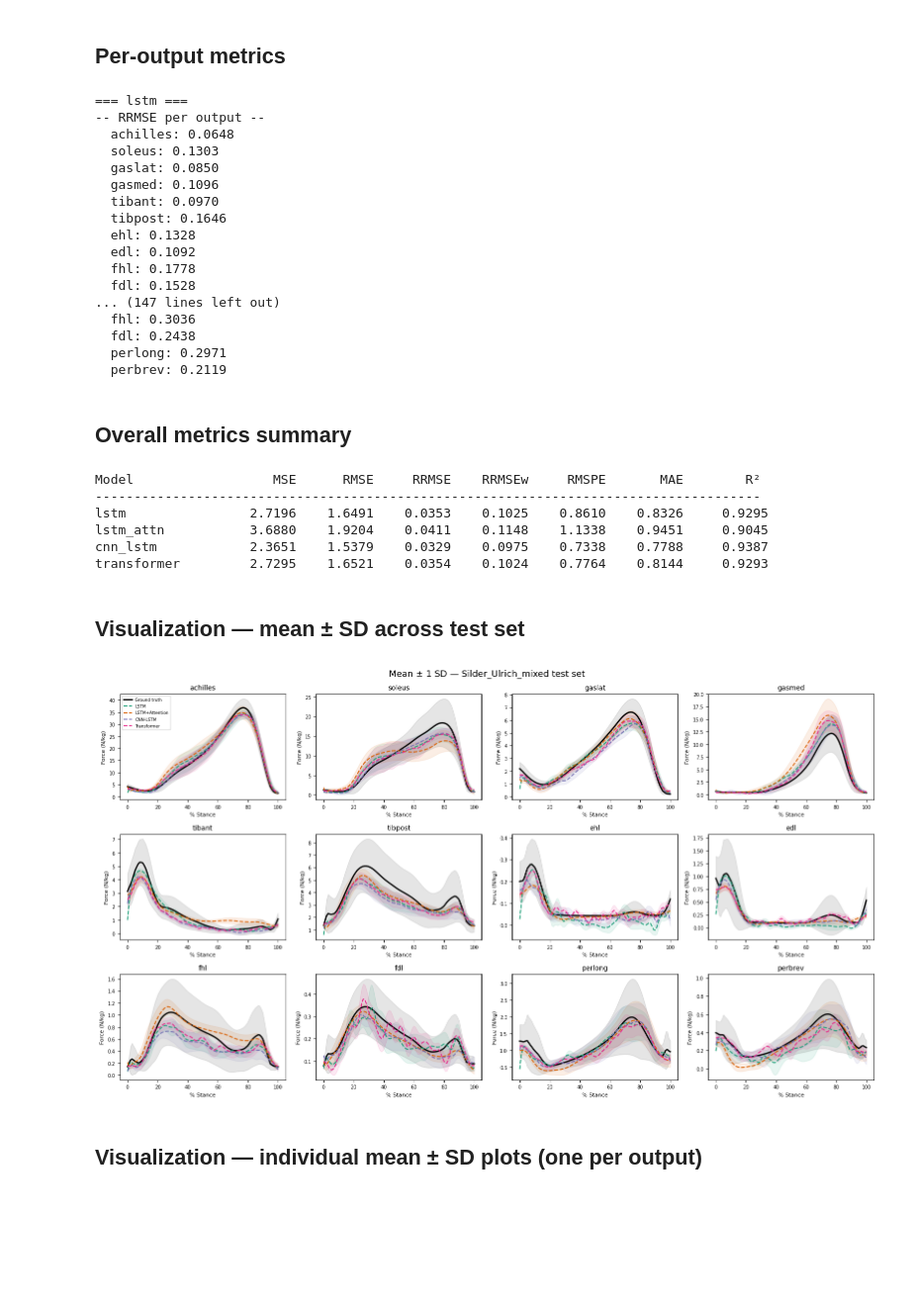
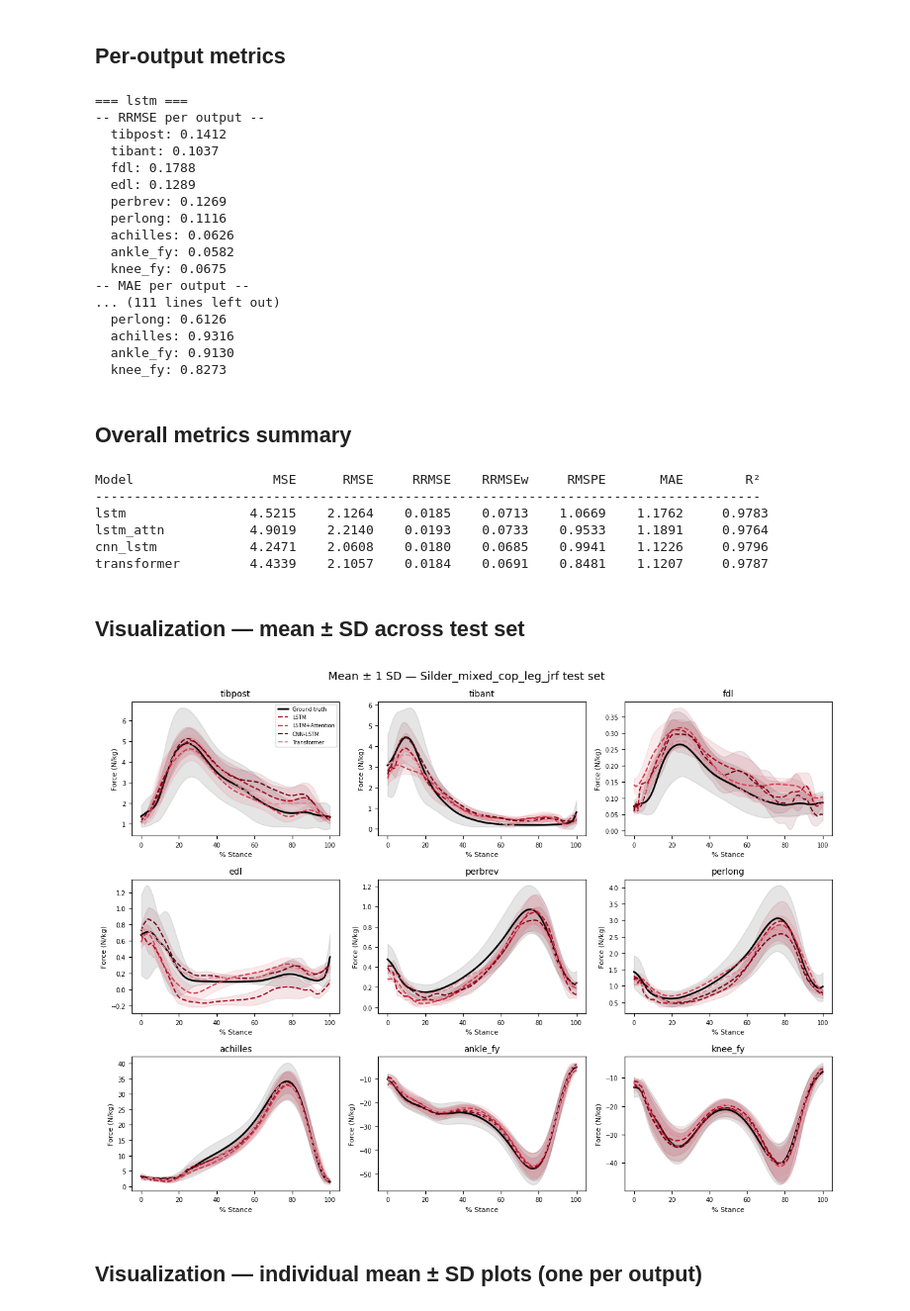
Before and after one commit to anth0nyhle/GRFMuscleModel, a Jupyter notebook: OA_Scripts/Compare_Models.ipynb, the cells around one changed output. Shown at 99% size. Drawn from its saved outputs; the diff is of its cells as text; code cells hidden in the pictures; blank space fills up the shorter version.

Commit message:
forgot to save notebooks after model tuning

```diff
--- a/OA_Scripts/Compare_Models.ipynb
+++ b/OA_Scripts/Compare_Models.ipynb
@@ -11,11 +11,12 @@ INPUT_KEYS  = ['grf_x', 'grf_y', 'grf_z', 'cop_x', 'cop_y', 'cop_z']
 #     'vasint', 'vaslat', 'vasmed',
 # ]
 
-OUTPUT_KEYS = ['tibpost', 'tibant', 'edl', 'ehl', 'fdl', 'fhl',
-                'gaslat', 'gasmed', 'soleus', 'perbrev', 'perlong',
-                'achilles', 'subtalar_calc_fx', 'subtalar_calc_fy',
-                'subtalar_calc_fz', 'ankle_talus_fx', 'ankle_talus_fy',
-                'ankle_talus_fz', 'knee_tibia_fx', 'knee_tibia_fy', 'knee_tibia_fz'
+OUTPUT_KEYS = ['achilles', 'addbrev', 'addlong', 'addmagDist', 'addmagIsch', 'addmagMid',
+    'addmagProx', 'bflh', 'bfsh', 'edl', 'ehl', 'fdl', 'fhl', 'gaslat',
+    'gasmed', 'glmax1', 'glmax2', 'glmax3', 'glmed1', 'glmed2', 'glmed3',
+    'glmin1', 'glmin2', 'glmin3', 'grac', 'iliacus', 'perbrev', 'perlong',
+    'psoas', 'recfem', 'semimem', 'semiten', 'soleus', 'tibant', 'tibpost',
+    'vasint', 'vaslat', 'vasmed', 'knee_fx', 'knee_fy', 'knee_fz', 'ankle_fx', 'ankle_fy', 'ankle_fz'
 ]
 
 # Optional: human-readable display names for plots/tables (must match ORDER of OUTPUT_KEYS)
@@ -36,9 +37,9 @@ Outputs (21): ['tibpost', 'tibant', 'edl', 'ehl', 'fdl', 'fhl', 'gaslat', 'gasme
 # %% [markdown]
 ## Config — set paths and models to compare here
 # %%
-data_dir      = 'C:\\Users\\bakel\\Desktop\\GRFMuscleModel\\data\\'
+data_dir      = 'C:\\Users\\bakel\\Desktop\\GRFMuscleModel\\Old_Young_Walking_Data\\'
 model_dir     = '..\\models\\'
-output_prefix = 'Ulrich_jrf_ankle_cop'   # must match what Split_*_Dataset used
+output_prefix = 'Silder_mixed_cop_leg_jrf'   # must match what Split_*_Dataset used
 optuna_db     = f'sqlite:///{model_dir}optuna.db'
 
 # Models to compare — each entry must have a matching <output_prefix>_<name>.pth
@@ -56,7 +57,8 @@ SAMPLE_IDX = 0
 
 # Subset of outputs to evaluate / plot.
 # Set to a list of names drawn from OUTPUT_KEYS, or None to use all outputs.
-SUBSET_KEYS = ['knee_tibia_fx', 'knee_tibia_fy', 'knee_tibia_fz']
+SUBSET_KEYS = ['tibpost', 'tibant', 'fdl', 'edl',
+                'perbrev', 'perlong', 'achilles', 'ankle_fy', 'knee_fy' ]
 # Example: SUBSET_KEYS = ['achilles', 'soleus', 'gaslat', 'gasmed', 'tibant', 'tibpost']
 # %% [markdown]
 ## Imports
@@ -359,21 +361,21 @@ for model_name, pred in preds_eval.items():
 # %% [output]
 === lstm ===
 -- RRMSE per output --
-  achilles: 0.0648
-  soleus: 0.1303
-  gaslat: 0.0850
-  gasmed: 0.1096
-  tibant: 0.0970
-  tibpost: 0.1646
-  ehl: 0.1328
-  edl: 0.1092
-  fhl: 0.1778
-  fdl: 0.1528
-... (147 lines left out)
-  fhl: 0.3036
-  fdl: 0.2438
-  perlong: 0.2971
-  perbrev: 0.2119
+  tibpost: 0.1412
+  tibant: 0.1037
+  fdl: 0.1788
+  edl: 0.1289
+  perbrev: 0.1269
+  perlong: 0.1116
+  achilles: 0.0626
+  ankle_fy: 0.0582
+  knee_fy: 0.0675
+-- MAE per output --
+... (111 lines left out)
+  perlong: 0.6126
+  achilles: 0.9316
+  ankle_fy: 0.9130
+  knee_fy: 0.8273
 # %% [markdown]
 ## Overall metrics summary
 # %%
@@ -403,13 +405,24 @@ for model_name, pred in preds_eval.items():
 # %% [output]
 Model                  MSE      RMSE     RRMSE    RRMSEw     RMSPE       MAE        R²
 --------------------------------------------------------------------------------------
-lstm                2.7196    1.6491    0.0353    0.1025    0.8610    0.8326     0.9295
-lstm_attn           3.6880    1.9204    0.0411    0.1148    1.1338    0.9451     0.9045
-cnn_lstm            2.3651    1.5379    0.0329    0.0975    0.7338    0.7788     0.9387
-transformer         2.7295    1.6521    0.0354    0.1024    0.7764    0.8144     0.9293
+lstm                4.5215    2.1264    0.0185    0.0713    1.0669    1.1762     0.9783
+lstm_attn           4.9019    2.2140    0.0193    0.0733    0.9533    1.1891     0.9764
+cnn_lstm            4.2471    2.0608    0.0180    0.0685    0.9941    1.1226     0.9796
+transformer         4.4339    2.1057    0.0184    0.0691    0.8481    1.1207     0.9787
 # %% [markdown]
 ## Visualization — mean ± SD across test set
 # %%
+MODEL_COLORS = ['#A90218', '#D4364A', '#6B0110', '#E8899A']
+# dark crimson → mid red → maroon → dusty pink
+
+MODEL_COLORS = ['#A90218', '#027A5E', '#D4364A', '#02A97E']
+# crimson, dark teal, mid red, mid teal
+
+MODEL_COLORS = ['#A90218', '#A97802', '#1852A9', '#6B0110']
+# crimson, amber, steel blue, maroon
+
+
+
 perc_stance = np.linspace(0, 100, SEQ_LEN)
 true_mean   = y_eval.mean(axis=0)   # (seq_len, N_EVAL)
 true_std    = y_eval.std(axis=0)
@@ -417,7 +430,7 @@ true_std    = y_eval.std(axis=0)
 pred_means = {n: p.mean(axis=0) for n, p in preds_eval.items()}
 pred_stds  = {n: p.std(axis=0)  for n, p in preds_eval.items()}
 
-ncols = 4
+ncols = 3
 nrows = math.ceil(N_EVAL / ncols)
 
 fig, axes = plt.subplots(nrows, ncols, figsize=(4 * ncols, 3 * nrows))
@@ -426,34 +439,34 @@ axes = axes.flatten()
 for i, lbl in enumerate(_eval_labels):
     ax = axes[i]
     ax.plot(perc_stance, true_mean[:, i], color='black', linewidth=2, label='Ground truth')
     ax.fill_between(perc_stance,
                     true_mean[:, i] - true_std[:, i],
                     true_mean[:, i] + true_std[:, i],
                     color='gray', alpha=0.2)
     for model_name, label, color in zip(MODELS_TO_COMPARE, MODEL_LABELS, MODEL_COLORS):
         if model_name not in pred_means:
             continue
         ax.plot(perc_stance, pred_means[model_name][:, i],
                 color=color, linewidth=1.5, linestyle='--', label=label)
         ax.fill_between(perc_stance,
                         pred_means[model_name][:, i] - pred_stds[model_name][:, i],
                         pred_means[model_name][:, i] + pred_stds[model_name][:, i],
                         color=color, alpha=0.1)
     ax.set_title(lbl, fontsize=10)
     ax.set_xlabel('% Stance', fontsize=8)
     ax.set_ylabel('Force (N/kg)', fontsize=8)
     ax.tick_params(labelsize=7)
     if i == 0:
         ax.legend(fontsize=6)
 
 for j in range(N_EVAL, len(axes)):
     axes[j].set_visible(False)
 
 plt.suptitle(f'Mean ± 1 SD — {output_prefix} test set', fontsize=13)
 plt.tight_layout()
 plt.show()
 # %% [output]
-[figure, old version]
+[figure, new version]
 # %% [markdown]
 ## Visualization — individual mean ± SD plots (one per output)
 # %%
```
Also changed, not shown: parts of 5 cells of this notebook, 3 other files.
